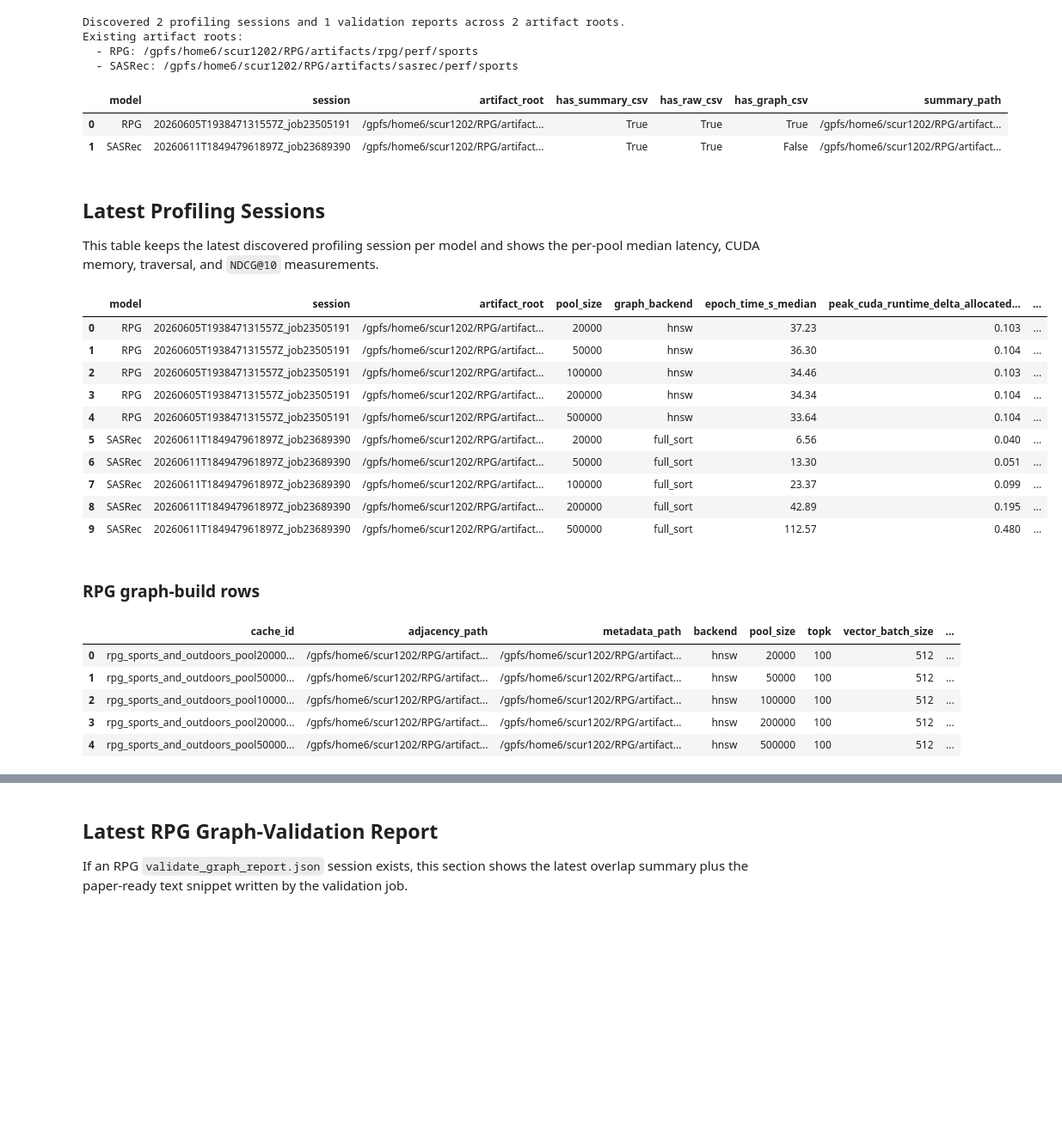
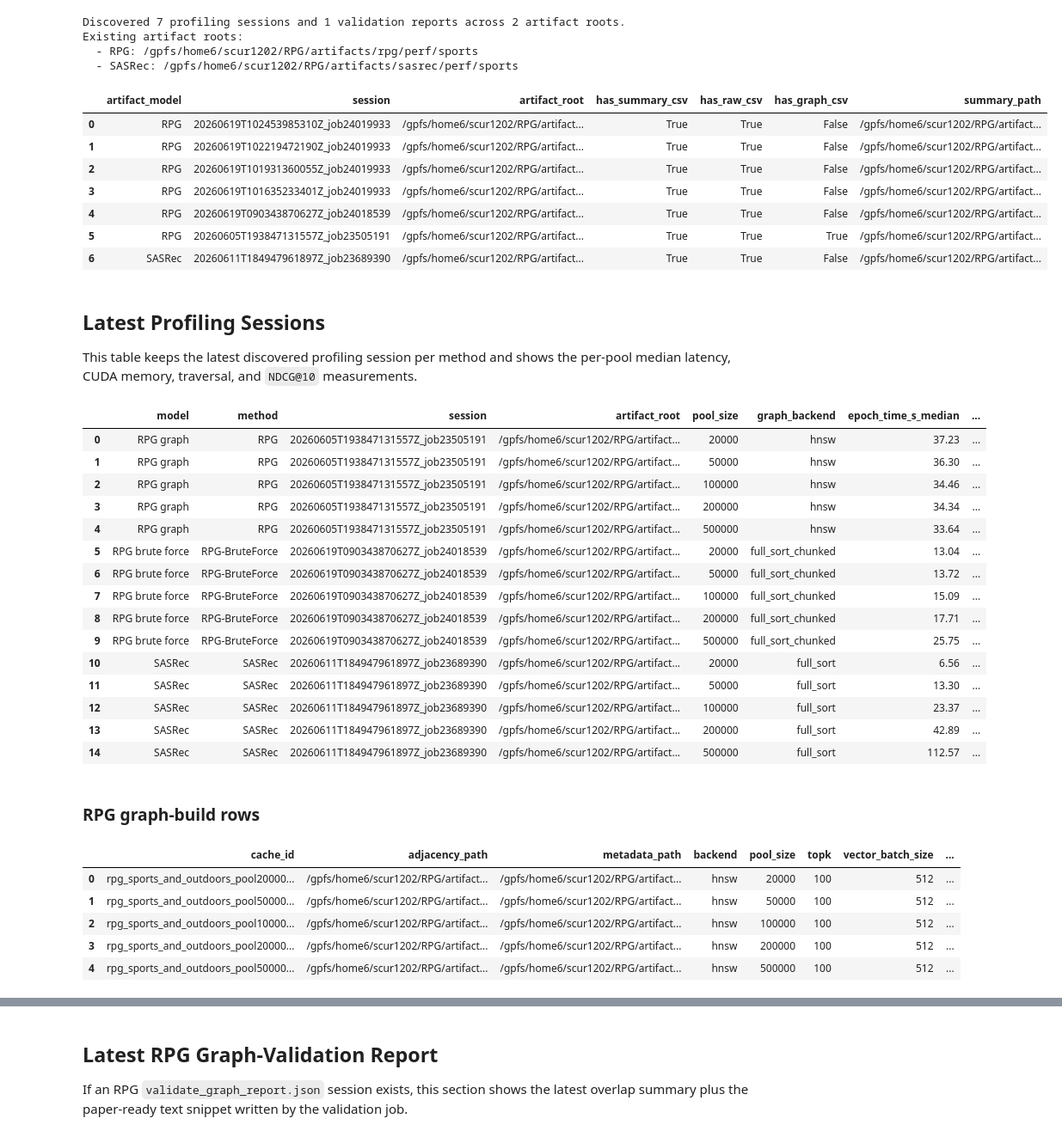
Before and after one commit to NiccoloCase/RPG-uva, a Jupyter notebook: notebooks/perf_sports_analysis.ipynb, the cells around one changed output, grey strips where cells are left out. Shown at 86% size. Cells and saved outputs as stored; diff of their text form; code cells hidden in the pictures; blank space fills up the shorter version.

```diff
--- a/notebooks/perf_sports_analysis.ipynb
+++ b/notebooks/perf_sports_analysis.ipynb
@@ -179,7 +224,7 @@ def load_perf_artifacts():
 # %%
 manifest_index, profile_summaries, graph_builds, validation_runs, validation_graphs = load_perf_artifacts()
 
-existing_roots = [f"{source['model']}: {source['root']}" for source in ARTIFACT_SOURCES if source["root"].exists()]
+existing_roots = [f"{source['artifact_model']}: {source['root']}" for source in ARTIFACT_SOURCES if source["root"].exists()]
 print(
     f"Discovered {len(manifest_index)} profiling sessions and {len(validation_runs)} validation reports across {len(existing_roots)} artifact roots."
 )
@@ -194,7 +239,7 @@ else:
     display(
         manifest_index[
             [
-                "model",
+                "artifact_model",
                 "session",
                 "artifact_root",
                 "has_summary_csv",
@@ -202,29 +247,40 @@ else:
                 "has_graph_csv",
                 "summary_path",
             ]
-        ].sort_values(["model", "session", "artifact_root"], ascending=[True, False, True]).reset_index(drop=True)
+        ].sort_values(["artifact_model", "session", "artifact_root"], ascending=[True, False, True]).reset_index(drop=True)
     )
 # %% [output]
-Discovered 2 profiling sessions and 1 validation reports across 2 artifact roots.
+Discovered 7 profiling sessions and 1 validation reports across 2 artifact roots.
 Existing artifact roots:
   - RPG: /gpfs/home6/scur1202/RPG/artifacts/rpg/perf/sports
   - SASRec: /gpfs/home6/scur1202/RPG/artifacts/sasrec/perf/sports
-|  | model | session | artifact_root | has_summary_csv | has_raw_csv | has_graph_csv | summary_path |
-| 0 | RPG | 20260605T193847131557Z_job23505191 | /gpfs/home6/scur1202/RPG/artifact... | True | True | True | /gpfs/home6/scur1202/RPG/artifact... |
-| 1 | SASRec | 20260611T184947961897Z_job23689390 | /gpfs/home6/scur1202/RPG/artifact... | True | True | False | /gpfs/home6/scur1202/RPG/artifact... |
+|  | artifact_model | session | artifact_root | has_summary_csv | has_raw_csv | has_graph_csv | summary_path |
+| 0 | RPG | 20260619T102453985310Z_job24019933 | /gpfs/home6/scur1202/RPG/artifact... | True | True | False | /gpfs/home6/scur1202/RPG/artifact... |
+| 1 | RPG | 20260619T102219472190Z_job24019933 | /gpfs/home6/scur1202/RPG/artifact... | True | True | False | /gpfs/home6/scur1202/RPG/artifact... |
+| 2 | RPG | 20260619T101931360055Z_job24019933 | /gpfs/home6/scur1202/RPG/artifact... | True | True | False | /gpfs/home6/scur1202/RPG/artifact... |
+| 3 | RPG | 20260619T101635233401Z_job24019933 | /gpfs/home6/scur1202/RPG/artifact... | True | True | False | /gpfs/home6/scur1202/RPG/artifact... |
+| 4 | RPG | 20260619T090343870627Z_job24018539 | /gpfs/home6/scur1202/RPG/artifact... | True | True | False | /gpfs/home6/scur1202/RPG/artifact... |
+| 5 | RPG | 20260605T193847131557Z_job23505191 | /gpfs/home6/scur1202/RPG/artifact... | True | True | True | /gpfs/home6/scur1202/RPG/artifact... |
+| 6 | SASRec | 20260611T184947961897Z_job23689390 | /gpfs/home6/scur1202/RPG/artifact... | True | True | False | /gpfs/home6/scur1202/RPG/artifact... |
 # %% [markdown]
 ## Latest Profiling Sessions
 
-This table keeps the latest discovered profiling session per model and shows the per-pool median latency, CUDA memory, traversal, and `NDCG@10` measurements.
+This table keeps the latest discovered profiling session per method and shows the per-pool median latency, CUDA memory, traversal, and `NDCG@10` measurements.
 # %%
 if profile_summaries.empty:
     print("No profile summary rows available.")
     latest_profile_rows = pd.DataFrame()
 else:
+    session_candidates = (
+        profile_summaries.groupby(
+            ["model", "artifact_root", "session", "session_root", "method_rank"],
+            as_index=False,
+        )
+        .agg(n_pool_sizes=("pool_size", "nunique"), max_pool_size=("pool_size", "max"))
+    )
     latest_sessions = (
-        profile_summaries[["model", "artifact_root", "session", "session_root"]]
-        .drop_duplicates()
-        .sort_values(["model", "session", "artifact_root"])
+        session_candidates
+        .sort_values(["method_rank", "n_pool_sizes", "max_pool_size", "session", "artifact_root"])
         .groupby("model", as_index=False)
         .tail(1)
     )
@@ -232,10 +288,11 @@ else:
         latest_sessions[["model", "session_root"]],
         on=["model", "session_root"],
         how="inner",
-    ).sort_values(["model", "pool_size"]).reset_index(drop=True)
+    ).sort_values(["method_rank", "pool_size"]).reset_index(drop=True)
 
     display_columns = [
         "model",
+        "method",
         "session",
         "artifact_root",
         "pool_size",
@@ -244,45 +301,52 @@ else:
         "peak_cuda_runtime_delta_allocated_gb_median",
         "peak_cuda_allocated_gb_median",
         "visited_ratio_median",
         "n_visited_items_median",
         "ndcg_at_10_median",
+        "recall_at_10_median",
         "checkpoint_signature",
     ]
     existing_columns = [column for column in display_columns if column in latest_profile_rows.columns]
     display(
         latest_profile_rows[existing_columns].style.format(
             {
                 "epoch_time_s_median": "{:.2f}",
                 "peak_cuda_runtime_delta_allocated_gb_median": "{:.3f}",
                 "peak_cuda_allocated_gb_median": "{:.3f}",
                 "visited_ratio_median": "{:.4f}",
                 "n_visited_items_median": "{:.1f}",
                 "ndcg_at_10_median": "{:.5f}",
+                "recall_at_10_median": "{:.5f}",
             }
         )
     )
 
     if not graph_builds.empty:
         latest_graph_rows = graph_builds.merge(
             latest_sessions[["model", "session_root"]],
             on=["model", "session_root"],
             how="inner",
-        ).sort_values(["model", "pool_size"]).reset_index(drop=True)
+        ).sort_values(["method_rank", "pool_size"]).reset_index(drop=True)
         if not latest_graph_rows.empty:
             display(Markdown("### RPG graph-build rows"))
             display(latest_graph_rows)
 # %% [output]
-|  | model | session | artifact_root | pool_size | graph_backend | epoch_time_s_median | peak_cuda_runtime_delta_allocated... | ... |
-| 0 | RPG | 20260605T193847131557Z_job23505191 | /gpfs/home6/scur1202/RPG/artifact... | 20000 | hnsw | 37.23 | 0.103 | ... |
-| 1 | RPG | 20260605T193847131557Z_job23505191 | /gpfs/home6/scur1202/RPG/artifact... | 50000 | hnsw | 36.30 | 0.104 | ... |
-| 2 | RPG | 20260605T193847131557Z_job23505191 | /gpfs/home6/scur1202/RPG/artifact... | 100000 | hnsw | 34.46 | 0.103 | ... |
-| 3 | RPG | 20260605T193847131557Z_job23505191 | /gpfs/home6/scur1202/RPG/artifact... | 200000 | hnsw | 34.34 | 0.104 | ... |
-| 4 | RPG | 20260605T193847131557Z_job23505191 | /gpfs/home6/scur1202/RPG/artifact... | 500000 | hnsw | 33.64 | 0.104 | ... |
-| 5 | SASRec | 20260611T184947961897Z_job23689390 | /gpfs/home6/scur1202/RPG/artifact... | 20000 | full_sort | 6.56 | 0.040 | ... |
-| 6 | SASRec | 20260611T184947961897Z_job23689390 | /gpfs/home6/scur1202/RPG/artifact... | 50000 | full_sort | 13.30 | 0.051 | ... |
-| 7 | SASRec | 20260611T184947961897Z_job23689390 | /gpfs/home6/scur1202/RPG/artifact... | 100000 | full_sort | 23.37 | 0.099 | ... |
-| 8 | SASRec | 20260611T184947961897Z_job23689390 | /gpfs/home6/scur1202/RPG/artifact... | 200000 | full_sort | 42.89 | 0.195 | ... |
-| 9 | SASRec | 20260611T184947961897Z_job23689390 | /gpfs/home6/scur1202/RPG/artifact... | 500000 | full_sort | 112.57 | 0.480 | ... |
+|  | model | method | session | artifact_root | pool_size | graph_backend | epoch_time_s_median | ... |
+| 0 | RPG graph | RPG | 20260605T193847131557Z_job23505191 | /gpfs/home6/scur1202/RPG/artifact... | 20000 | hnsw | 37.23 | ... |
+| 1 | RPG graph | RPG | 20260605T193847131557Z_job23505191 | /gpfs/home6/scur1202/RPG/artifact... | 50000 | hnsw | 36.30 | ... |
+| 2 | RPG graph | RPG | 20260605T193847131557Z_job23505191 | /gpfs/home6/scur1202/RPG/artifact... | 100000 | hnsw | 34.46 | ... |
+| 3 | RPG graph | RPG | 20260605T193847131557Z_job23505191 | /gpfs/home6/scur1202/RPG/artifact... | 200000 | hnsw | 34.34 | ... |
+| 4 | RPG graph | RPG | 20260605T193847131557Z_job23505191 | /gpfs/home6/scur1202/RPG/artifact... | 500000 | hnsw | 33.64 | ... |
+| 5 | RPG brute force | RPG-BruteForce | 20260619T090343870627Z_job24018539 | /gpfs/home6/scur1202/RPG/artifact... | 20000 | full_sort_chunked | 13.04 | ... |
+| 6 | RPG brute force | RPG-BruteForce | 20260619T090343870627Z_job24018539 | /gpfs/home6/scur1202/RPG/artifact... | 50000 | full_sort_chunked | 13.72 | ... |
+| 7 | RPG brute force | RPG-BruteForce | 20260619T090343870627Z_job24018539 | /gpfs/home6/scur1202/RPG/artifact... | 100000 | full_sort_chunked | 15.09 | ... |
+| 8 | RPG brute force | RPG-BruteForce | 20260619T090343870627Z_job24018539 | /gpfs/home6/scur1202/RPG/artifact... | 200000 | full_sort_chunked | 17.71 | ... |
+| 9 | RPG brute force | RPG-BruteForce | 20260619T090343870627Z_job24018539 | /gpfs/home6/scur1202/RPG/artifact... | 500000 | full_sort_chunked | 25.75 | ... |
+| 10 | SASRec | SASRec | 20260611T184947961897Z_job23689390 | /gpfs/home6/scur1202/RPG/artifact... | 20000 | full_sort | 6.56 | ... |
+| 11 | SASRec | SASRec | 20260611T184947961897Z_job23689390 | /gpfs/home6/scur1202/RPG/artifact... | 50000 | full_sort | 13.30 | ... |
+| 12 | SASRec | SASRec | 20260611T184947961897Z_job23689390 | /gpfs/home6/scur1202/RPG/artifact... | 100000 | full_sort | 23.37 | ... |
+| 13 | SASRec | SASRec | 20260611T184947961897Z_job23689390 | /gpfs/home6/scur1202/RPG/artifact... | 200000 | full_sort | 42.89 | ... |
+| 14 | SASRec | SASRec | 20260611T184947961897Z_job23689390 | /gpfs/home6/scur1202/RPG/artifact... | 500000 | full_sort | 112.57 | ... |
 ### RPG graph-build rows
 |  | cache_id | adjacency_path | metadata_path | backend | pool_size | topk | vector_batch_size | ... |
 | 0 | rpg_sports_and_outdoors_pool20000... | /gpfs/home6/scur1202/RPG/artifact... | /gpfs/home6/scur1202/RPG/artifact... | hnsw | 20000 | 100 | 512 | ... |
```
Also changed, not shown: parts of 8 cells of this notebook, 14 other files.
